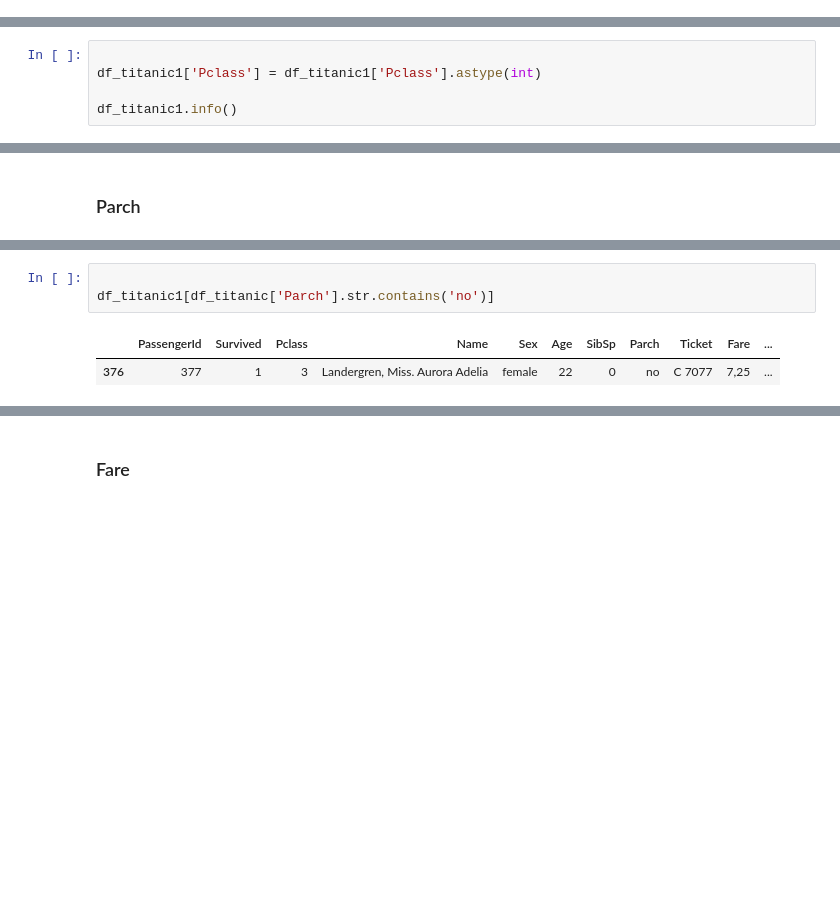
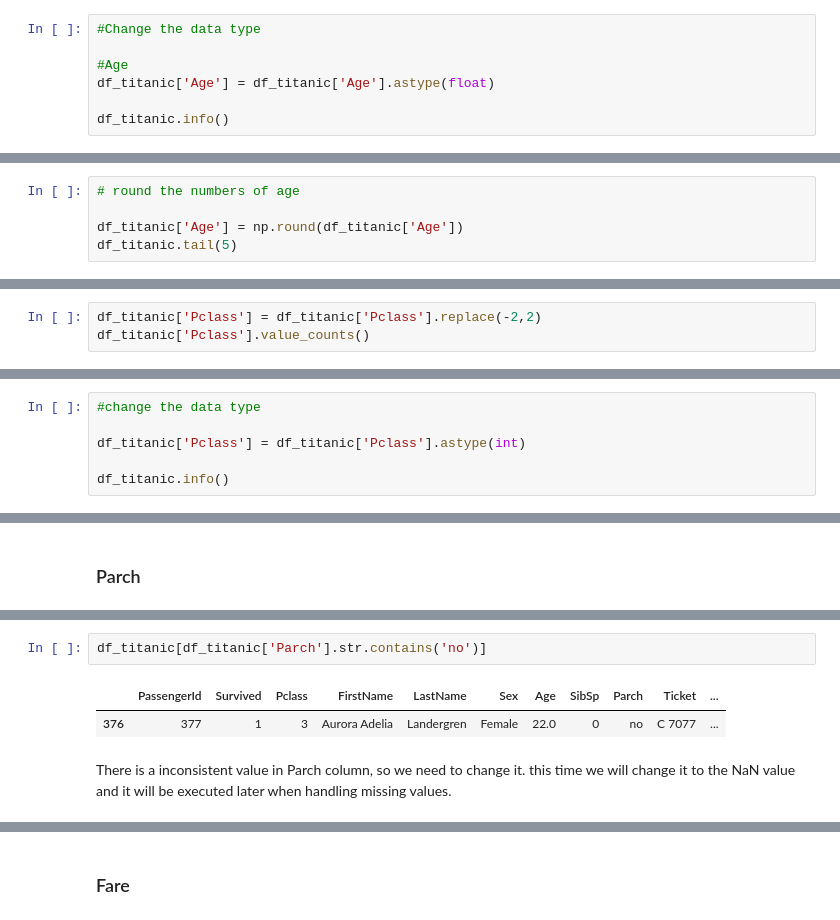
Before and after one commit to sukmadhy/data-mining, a Jupyter notebook: Data Mining Project.ipynb, the cells around one changed output, grey strips where cells are left out. Saved outputs shown, nothing was run; the diff lists cells and outputs as text; blank space fills up the shorter version.

```diff
--- a/Data Mining Project.ipynb
+++ b/Data Mining Project.ipynb
@@ -181,0 +347,7 @@ memory usage: 97.3+ KB
+# %%
+#Change the data type
+
+#Age
+df_titanic['Age'] = df_titanic['Age'].astype(float)
+
+df_titanic.info()
@@ -181,0 +372,5 @@ memory usage: 97.3+ KB
+# %%
+# round the numbers of age
+
+df_titanic['Age'] = np.round(df_titanic['Age'])
+df_titanic.tail(5)
@@ -183,0 +396,3 @@ memory usage: 97.3+ KB
+# %%
+df_titanic['Pclass'] = df_titanic['Pclass'].replace(-2,2)
+df_titanic['Pclass'].value_counts()
@@ -184,7 +404,8 @@ memory usage: 97.3+ KB
 # %%
+#change the data type
 
-df_titanic1['Pclass'] = df_titanic1['Pclass'].astype(int)
+df_titanic['Pclass'] = df_titanic['Pclass'].astype(int)
 
-df_titanic1.info()
+df_titanic.info()
 # %% [output]
 <class 'pandas.core.frame.DataFrame'>
@@ -212,7 +441,8 @@ memory usage: 97.3+ KB
 # %%
-
-df_titanic1[df_titanic['Parch'].str.contains('no')]
+df_titanic[df_titanic['Parch'].str.contains('no')]
 # %% [output]
-|  | PassengerId | Survived | Pclass | Name | Sex | Age | SibSp | Parch | Ticket | Fare | ... |
-| 376 | 377 | 1 | 3 | Landergren, Miss. Aurora Adelia | female | 22 | 0 | no | C 7077 | 7,25 | ... |
+|  | PassengerId | Survived | Pclass | FirstName | LastName | Sex | Age | SibSp | Parch | Ticket | ... |
+| 376 | 377 | 1 | 3 | Aurora Adelia | Landergren | Female | 22.0 | 0 | no | C 7077 | ... |
+# %% [markdown]
+There is a inconsistent value in Parch column, so we need to change it. this time we will change it to the NaN value and it will be executed later when handling missing values.
 # %%
```
Also changed, not shown: parts of 203 cells of this notebook.
